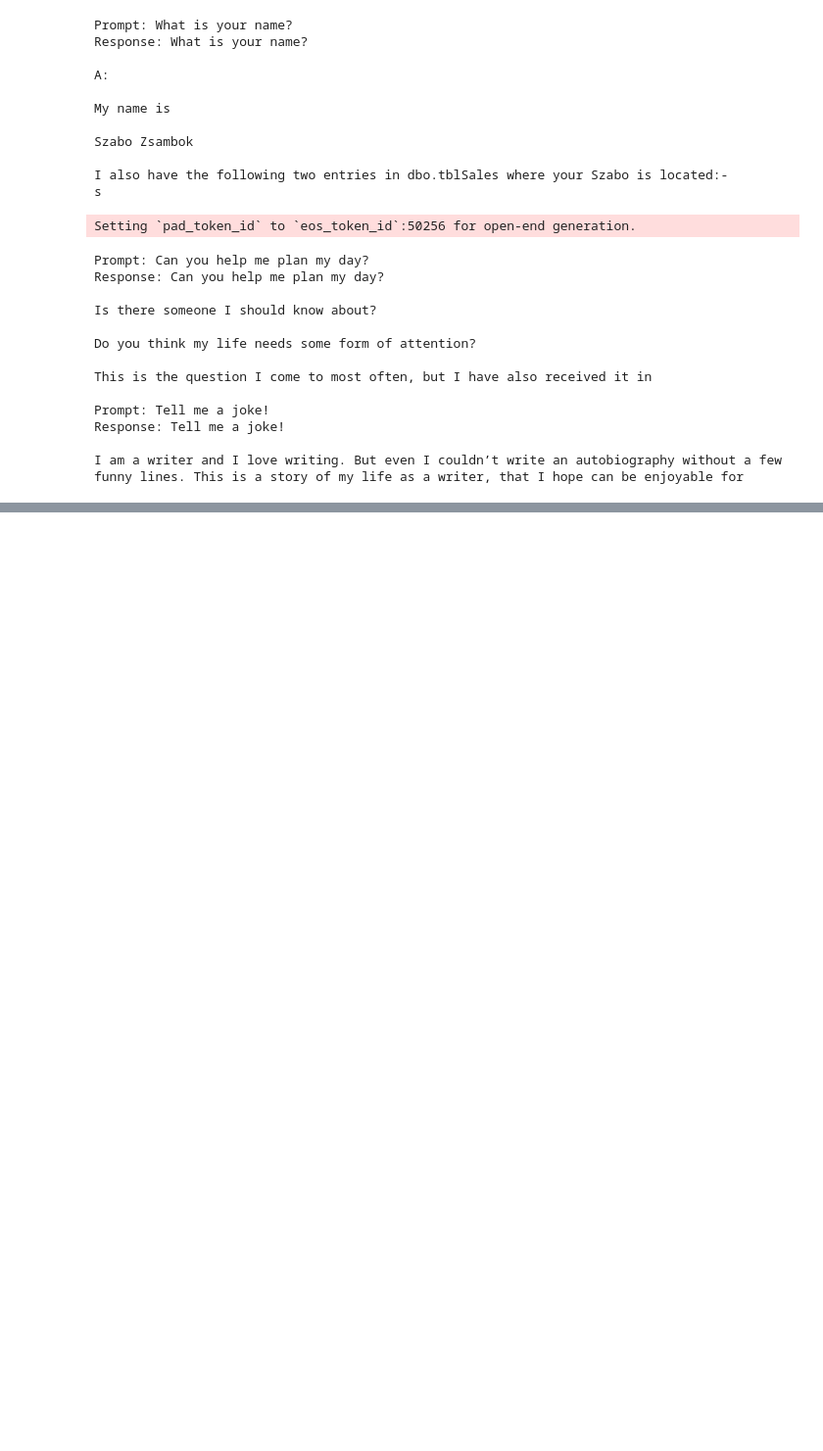
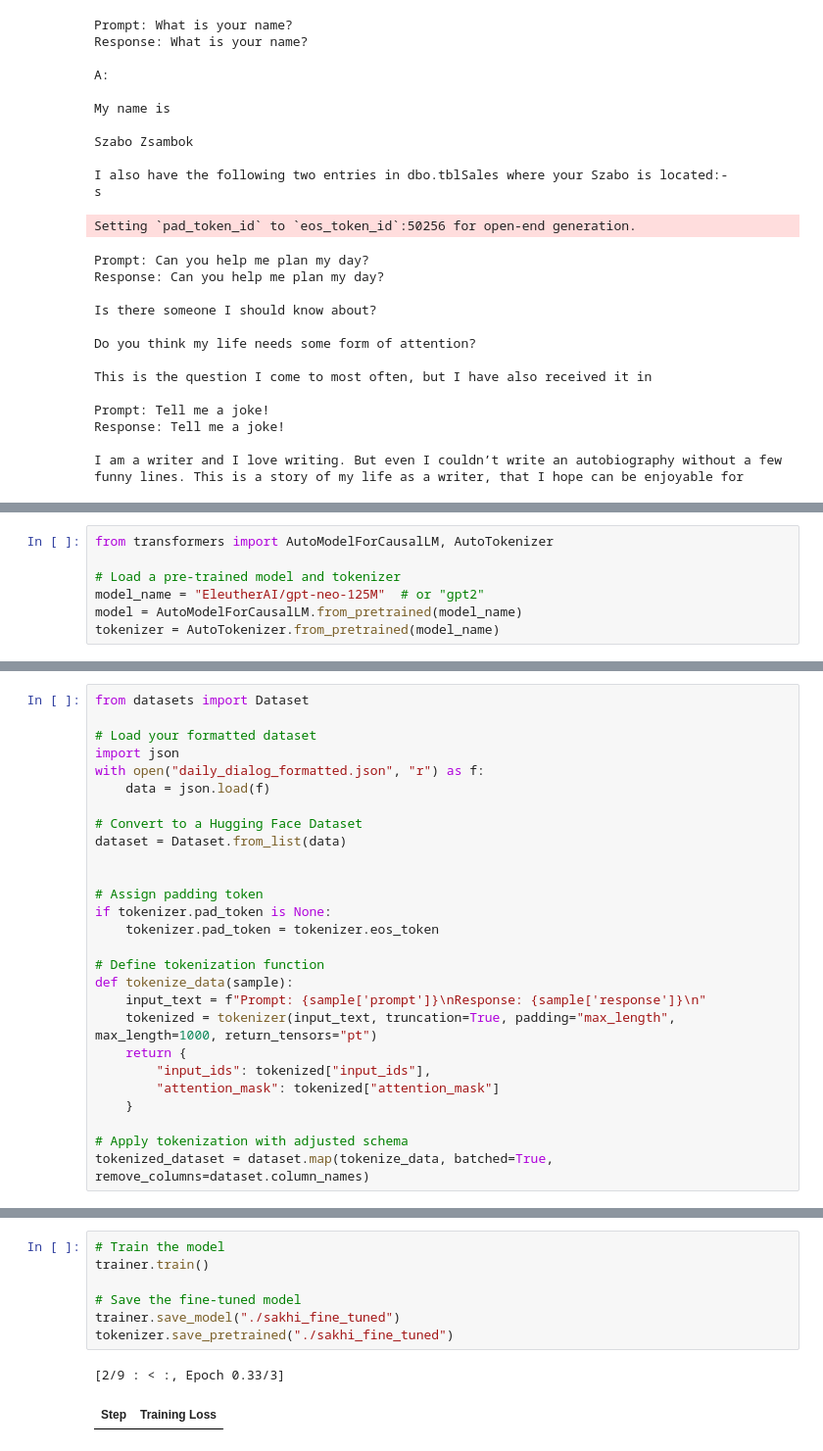
Before and after one commit to Mk-lab-sudo/Sakhi-Phase1, a Jupyter notebook: Sakhi_Framework.ipynb, the cells around one changed output, grey strips where cells are left out. Shown at 98% size. Drawn from its saved outputs; the diff is of its cells as text; blank space fills up the shorter version.

```diff
--- a/Sakhi_Framework.ipynb
+++ b/Sakhi_Framework.ipynb
@@ -138,0 +159,7 @@ I am a writer and I love writing. But even I couldn’t write an autobiography w
+# %%
+from transformers import AutoModelForCausalLM, AutoTokenizer
+
+# Load a pre-trained model and tokenizer
+model_name = "EleutherAI/gpt-neo-125M"  # or "gpt2"
+model = AutoModelForCausalLM.from_pretrained(model_name)
+tokenizer = AutoTokenizer.from_pretrained(model_name)
@@ -138,0 +197,27 @@ I am a writer and I love writing. But even I couldn’t write an autobiography w
+# %%
+from datasets import Dataset
+
+# Load your formatted dataset
+import json
+with open("daily_dialog_formatted.json", "r") as f:
+    data = json.load(f)
+
+# Convert to a Hugging Face Dataset
+dataset = Dataset.from_list(data)
+
+
+# Assign padding token
+if tokenizer.pad_token is None:
+    tokenizer.pad_token = tokenizer.eos_token
+
+# Define tokenization function
+def tokenize_data(sample):
+    input_text = f"Prompt: {sample['prompt']}\nResponse: {sample['response']}\n"
+    tokenized = tokenizer(input_text, truncation=True, padding="max_length", max_length=1000, return_tensors="pt")
+    return {
+        "input_ids": tokenized["input_ids"],
+        "attention_mask": tokenized["attention_mask"]
+    }
+
+# Apply tokenization with adjusted schema
+tokenized_dataset = dataset.map(tokenize_data, batched=True, remove_columns=dataset.column_names)
@@ -138,0 +286,10 @@ I am a writer and I love writing. But even I couldn’t write an autobiography w
+# %%
+# Train the model
+trainer.train()
+
+# Save the fine-tuned model
+trainer.save_model("./sakhi_fine_tuned")
+tokenizer.save_pretrained("./sakhi_fine_tuned")
+# %% [output]
+[2/9 : < :, Epoch 0.33/3]
+| Step | Training Loss |
```
Also changed, not shown: parts of 5 cells of this notebook.
